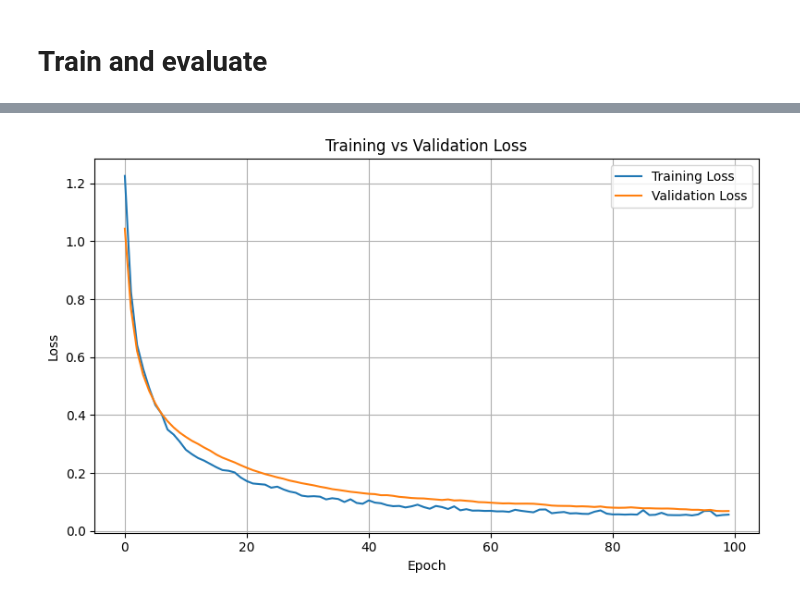
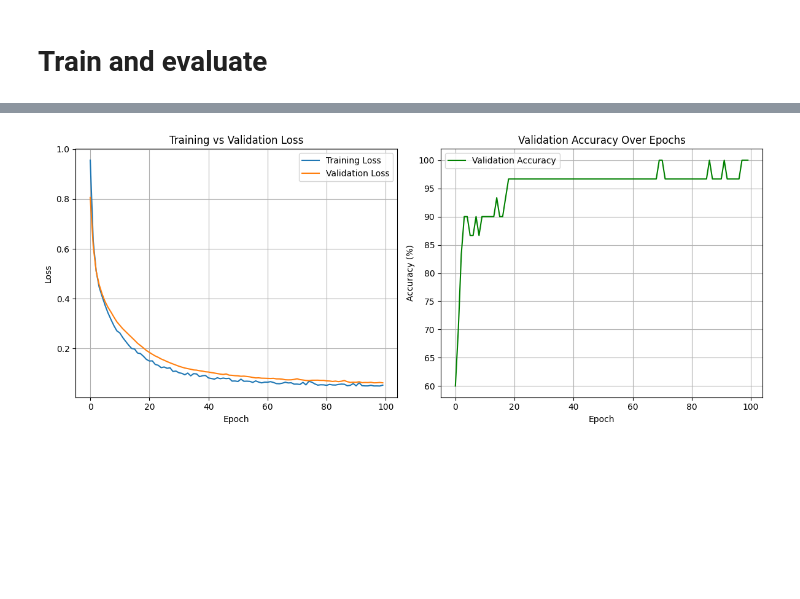
Before and after one commit to skassen2/honours_research, a Jupyter notebook: mop_iris.ipynb, the cells around one changed output, grey strips where cells are left out. Drawn from its saved outputs; the diff is of its cells as text; code cells hidden in the pictures; blank space fills up the shorter version.

```diff
--- a/mop_iris.ipynb
+++ b/mop_iris.ipynb
@@ -345,9 +345,10 @@ def run_experiment():
     optimizer = torch.optim.Adam(model.parameters(), lr=lr)
     classification_criterion = nn.CrossEntropyLoss()
 
-    #lists for graphs
+    # --- MODIFICATION: Lists for all graphs ---
     train_losses = []
     val_losses = []
+    val_accuracies = []
 
     # --- Training & Validation Loop ---
     print("\n--- Starting Training ---")
@@ -365,7 +366,7 @@ def run_experiment():
             y_pred = y_pred.squeeze(1)
 
             class_loss = classification_criterion(y_pred, y_batch)
-            total_usage_loss = usage_losses[0] # Single task, so we get the first loss
+            total_usage_loss = usage_losses[0]
             total_loss = class_loss + (usage_loss_coeff * total_usage_loss) + (entropy_loss_coeff * entropy_loss)
 
             total_loss.backward()
@@ -378,6 +379,10 @@ def run_experiment():
         # --- Validation Phase ---
         model.eval()
         val_loss = 0.0
+        # --- MODIFICATION: Variables to calculate accuracy ---
+        total_correct_val = 0
+        total_samples_val = 0
+
         with torch.no_grad():
             for X_batch, y_batch in test_loader:
                 X_batch = X_batch.unsqueeze(1).to(config.device)
@@ -385,48 +390,46 @@ def run_experiment():
 
                 y_pred, _, _ = model(X_batch)
                 y_pred = y_pred.squeeze(1)
+
+                # Calculate validation loss
                 loss = classification_criterion(y_pred, y_batch)
                 val_loss += loss.item()
+
+                # --- MODIFICATION: Calculate validation accuracy ---
+                _, predicted_labels = torch.max(y_pred, 1)
+                total_samples_val += y_batch.size(0)
+                total_correct_val += (predicted_labels == y_batch).sum().item()
 
         # --- Print Epoch Results ---
         avg_train_loss = train_loss / len(train_loader)
         avg_val_loss = val_loss / len(test_loader)
-        avg_usage_loss = epoch_usage_loss / len(train_loader)
-        avg_entropy_loss = epoch_entropy_loss / len(train_loader)
+        # --- MODIFICATION: Calculate and store epoch accuracy ---
+        epoch_accuracy = (total_correct_val / total_samples_val) * 100
+
         train_losses.append(avg_train_loss)
         val_losses.append(avg_val_loss)
+        val_accuracies.append(epoch_accuracy)
 
+        # --- MODIFICATION: Updated print statement to include accuracy ---
         print(
             f"Epoch [{epoch+1:02d}/{epochs:02d}] | "
             f"Train Loss: {avg_train_loss:.4f} | "
             f"Val Loss: {avg_val_loss:.4f} | "
-            f"Aux Usage: {avg_usage_loss:.2f} | "
-            f"Aux Entropy: {avg_entropy_loss:.4f}"
+            #f"Val Acc: {epoch_accuracy:.2f}% | "
+            #f"Aux Usage: {epoch_usage_loss / len(train_loader):.2f} | "
+            #f"Aux Entropy: {epoch_entropy_loss / len(train_loader):.4f}"
         )
 
     print("--- Training Complete ---")
 
-    # --- Final Accuracy Evaluation ---
-    print("\n--- Evaluating Final Accuracy on Test Set ---")
-    model.eval()
-    total_correct = 0
-    total_samples = 0
-    with torch.no_grad():
-        for X_batch, y_batch in test_loader:
-            X_batch = X_batch.unsqueeze(1).to(config.device)
-            y_batch = y_batch.to(config.device)
+    # --- Final Accuracy Evaluation (optional, but good practice) ---
+    print("\n--- Final Model Performance on Test Set ---")
+    # The last epoch's accuracy is the final accuracy
+    print(f"Final Test Accuracy: {val_accuracies[-1]:.2f}%")
 
-            y_pred, _, _ = model(X_batch)
-            y_pred = y_pred.squeeze(1)
-
-            _, predicted_labels = torch.max(y_pred, 1)
-            total_samples += y_batch.size(0)
-            total_correct += (predicted_labels == y_batch).sum().item()
-
-    accuracy = (total_correct / total_samples) * 100
-    print(f"\nFinal Test Accuracy: {accuracy:.2f}%")
-
-    plt.figure(figsize=(8, 5))
+    # --- PLOT 1: LOSS ---
+    plt.figure(figsize=(12, 5))
+    plt.subplot(1, 2, 1) # 1 row, 2 columns, 1st subplot
     plt.plot(train_losses, label='Training Loss')
     plt.plot(val_losses, label='Validation Loss')
     plt.xlabel('Epoch')
@@ -434,6 +437,16 @@ def run_experiment():
     plt.title('Training vs Validation Loss')
     plt.legend()
     plt.grid(True)
+
+    # --- PLOT 2: ACCURACY ---
+    plt.subplot(1, 2, 2) # 1 row, 2 columns, 2nd subplot
+    plt.plot(val_accuracies, label='Validation Accuracy', color='green')
+    plt.xlabel('Epoch')
+    plt.ylabel('Accuracy (%)')
+    plt.title('Validation Accuracy Over Epochs')
+    plt.legend()
+    plt.grid(True)
+
     plt.tight_layout()
     plt.show()
 
@@ -461 +474 @@ Final Test Accuracy: 96.67%
-[figure, old version]
+[figure, new version]
```
Also changed, not shown: parts of 2 cells of this notebook, 1 other file.
